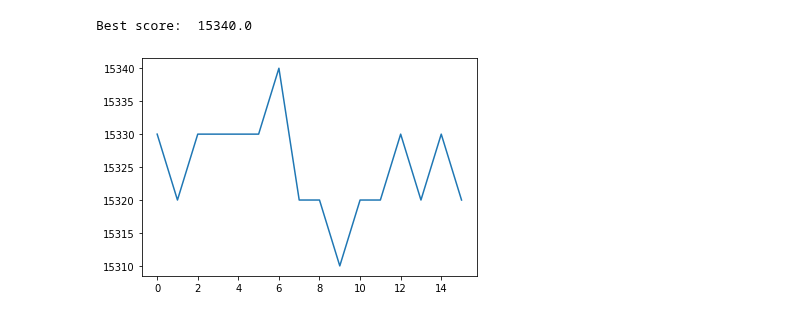
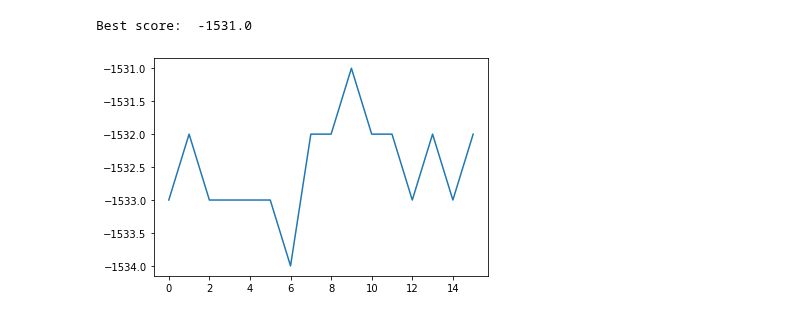
Before and after one commit to hitimr/ML_2020, a Jupyter notebook: Ex1/companies/companies_knn_hiti.ipynb, the cells around one changed output. Saved outputs shown, nothing was run; the diff lists cells and outputs as text; code cells hidden in the pictures.

```diff
--- a/Ex1/companies/companies_knn_hiti.ipynb
+++ b/Ex1/companies/companies_knn_hiti.ipynb
@@ -26,7 +26,7 @@ def replace_missing_vals(df):
     return df
 # %%
 df = parse_companies(5)
-data, labels = amazon_data_preprocessor.preprocess(df)
+data, labels = companies_data_preprocessor.preprocess(df)
 
 x_train, x_test, y_train, y_test = train_test_split(data, labels, test_size=0.3, random_state=1 )
 # %%
@@ -37,21 +37,21 @@ def analyze_model(model, x_test):
 
     accuracy = compare_df(prediction, y_test, "class")[0]
     confusion_mat = confusion_matrix(y_test, prediction)
-    cost = companies_exploration.calculate_cost(confusion_mat)
+    cost = companies_data_preprocessor.calculate_score(confusion_mat)
 
     return [accuracy, cost]
 # %%
 max_k = 40
-min_k = 25
+min_k = 35
 results = []
 for k in range(min_k, max_k+1):
     model = KNeighborsClassifier(n_neighbors=k, weights="uniform").fit(x_train, y_train)
     results.append(analyze_model(model, x_test))
 
 results = pd.DataFrame(results, columns=["accuracy", "cost"])
 plt.plot(results["cost"])
 best_index = results["cost"].argmax()
 print("Best score: ", results.iloc[best_index]["cost"])
 # %% [output]
-Best score:  15340.0
+Best score:  -1531.0
-[figure, old version]
+[figure, new version]
```
Also changed, not shown: parts of 1 cell of this notebook, 4 other files.
